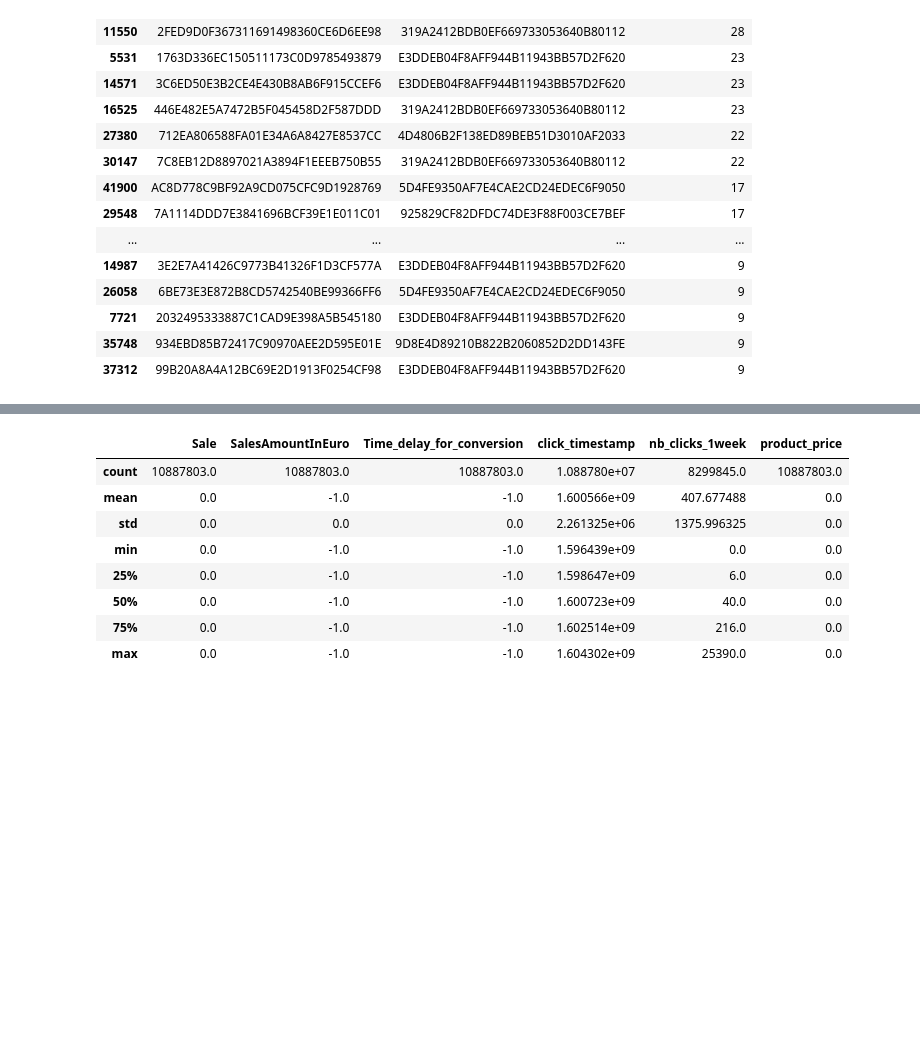
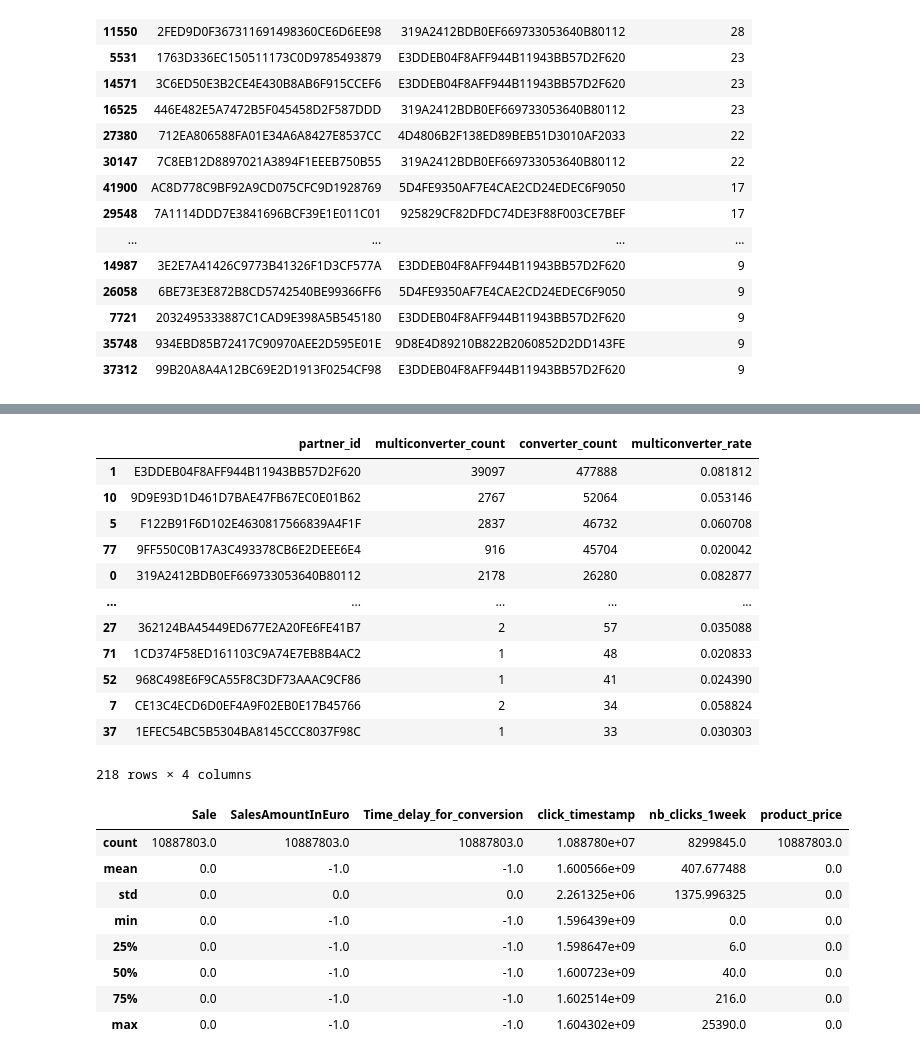
Before and after one commit to columbia/cookiemonster, a Jupyter notebook: notebooks/criteo_dataset_analysis.ipynb, the cells around one changed output, grey strips where cells are left out. Saved outputs shown, nothing was run; the diff lists cells and outputs as text; code cells hidden in the pictures; blank space fills up the shorter version.

```diff
--- a/notebooks/criteo_dataset_analysis.ipynb
+++ b/notebooks/criteo_dataset_analysis.ipynb
@@ -211,3 +225,19 @@ multiconverter_rates.head(40)
+# %%
+multiconverter_rates.sort_values(by=["converter_count"], ascending=False)
+# %% [output]
+|  | partner_id | multiconverter_count | converter_count | multiconverter_rate |
+| 1 | E3DDEB04F8AFF944B11943BB57D2F620 | 39097 | 477888 | 0.081812 |
+| 10 | 9D9E93D1D461D7BAE47FB67EC0E01B62 | 2767 | 52064 | 0.053146 |
+| 5 | F122B91F6D102E4630817566839A4F1F | 2837 | 46732 | 0.060708 |
+| 77 | 9FF550C0B17A3C493378CB6E2DEEE6E4 | 916 | 45704 | 0.020042 |
+| 0 | 319A2412BDB0EF669733053640B80112 | 2178 | 26280 | 0.082877 |
+| ... | ... | ... | ... | ... |
+| 27 | 362124BA45449ED677E2A20FE6FE41B7 | 2 | 57 | 0.035088 |
+| 71 | 1CD374F58ED161103C9A74E7EB8B4AC2 | 1 | 48 | 0.020833 |
+| 52 | 968C498E6F9CA55F8C3DF73AAAC9CF86 | 1 | 41 | 0.024390 |
+| 7 | CE13C4ECD6D0EF4A9F02EB0E17B45766 | 2 | 34 | 0.058824 |
+| 37 | 1EFEC54BC5B5304BA8145CCC8037F98C | 1 | 33 | 0.030303 |
+218 rows × 4 columns
 # %%
 """
 2a) What is the description of the impressions?
```
Also changed, not shown: parts of 1 cell of this notebook, 2 other files.
